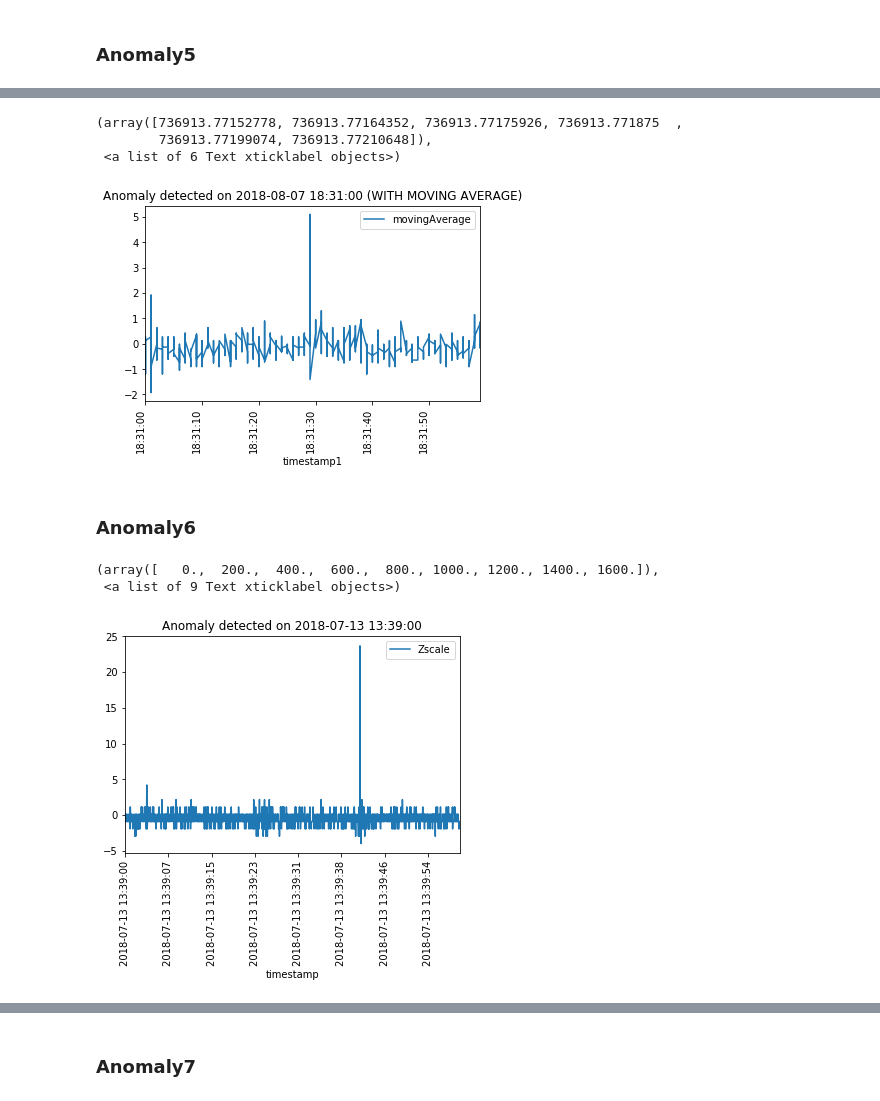
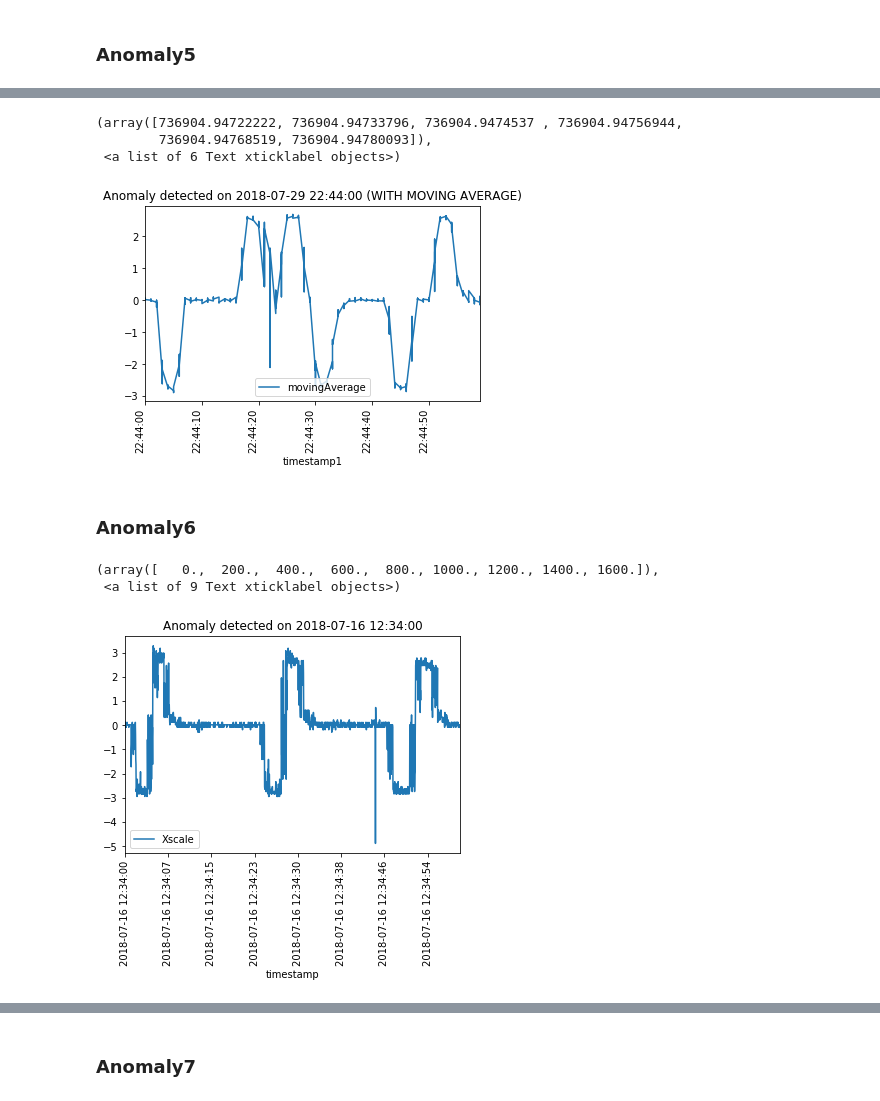
Before and after one commit to Ria-Thomas/DeviationFinder, a Jupyter notebook: EDA/EDA-Lift14.ipynb, the cells around one changed output, grey strips where cells are left out. Cells and saved outputs as stored; diff of their text form; code cells hidden in the pictures.

```diff
--- a/EDA/EDA-Lift14.ipynb
+++ b/EDA/EDA-Lift14.ipynb
@@ -299,23 +311,23 @@ plt.xticks(rotation=90)
 
 # This is the plot for window size 3
 temp_avg.plot(x ='timestamp1', y='movingAverage', kind = 'line')
-plt.title("Anomaly detected on 2018-08-07 18:31:00 (WITH MOVING AVERAGE)")
+plt.title("Anomaly detected on 2018-07-29 22:44:00 (WITH MOVING AVERAGE)")
 plt.xticks(rotation=90)
 # %% [output]
-(array([736913.77152778, 736913.77164352, 736913.77175926, 736913.771875  ,
-        736913.77199074, 736913.77210648]),
+(array([736904.94722222, 736904.94733796, 736904.9474537 , 736904.94756944,
+        736904.94768519, 736904.94780093]),
  <a list of 6 Text xticklabel objects>)
-[figure, old version]
+[figure, new version]
 # %% [markdown]
 ### Anomaly6
 # %%
-temp_pandas.plot(x ='timestamp', y='Zscale', kind = 'line')
-plt.title("Anomaly detected on 2018-07-13 13:39:00")
+temp_pandas.plot(x ='timestamp', y='Xscale', kind = 'line')
+plt.title("Anomaly detected on 2018-07-16 12:34:00")
 plt.xticks(rotation=90)
 # %% [output]
 (array([   0.,  200.,  400.,  600.,  800., 1000., 1200., 1400., 1600.]),
  <a list of 9 Text xticklabel objects>)
-[figure, old version]
+[figure, new version]
 # %%
 
 # This is the plot for window size 3
```
Also changed, not shown: parts of 48 cells of this notebook.
